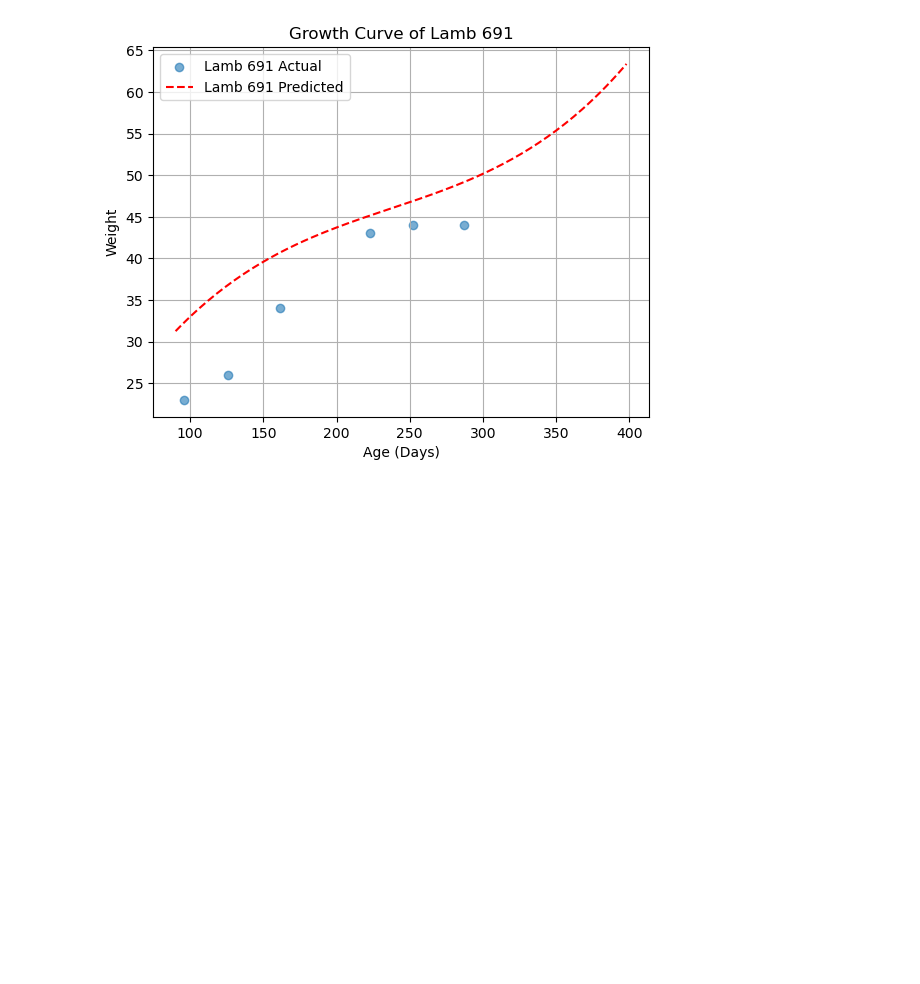
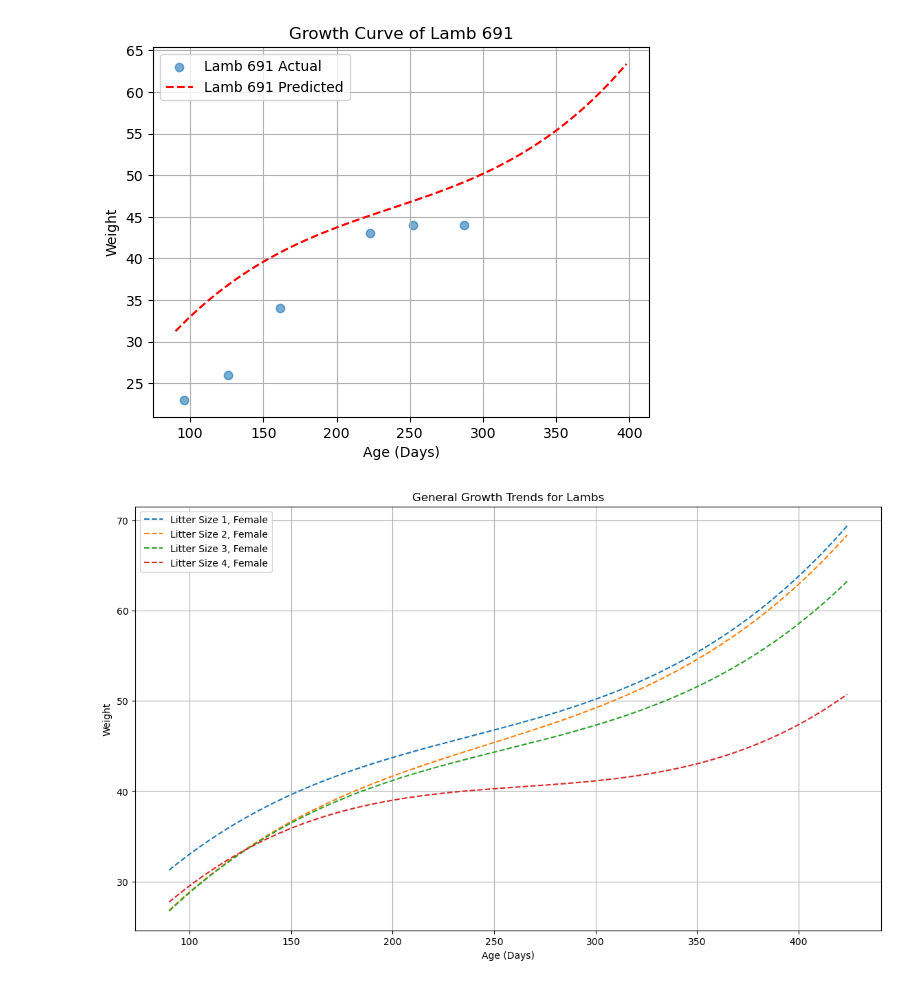
Before and after one commit to Shri-991987/Dissertation_Longitudinal_Analysis_Of_Farm_Animal_Development, a Jupyter notebook: Dissertation_Update.ipynb, the cells around one changed output. Saved outputs shown, nothing was run; the diff lists cells and outputs as text; code cells hidden in the pictures; blank space fills up the shorter version.

```diff
--- a/Dissertation_Update.ipynb
+++ b/Dissertation_Update.ipynb
@@ -717,3 +739,51 @@ plot_growth_curve(final_mul,lamb_no, age_range)
 [figure]
 [figure]
 [figure]
+# %%
+import numpy as np
+import matplotlib.pyplot as plt
+
+# Function to predict weights for given litter size and gender
+def predict_general_trend(age_range, litter_size, gender, model, poly):
+    # Prepare the input data for prediction
+    X_pred = np.array([[age, litter_size, gender] for age in age_range])
+    X_poly_pred = poly.transform(X_pred)
+    predicted_weights = model.predict(X_poly_pred)
+
+    return predicted_weights
+
+# Function to plot general growth trends
+def plot_general_trends(model, poly, age_range):
+    # Define litter sizes and genders for the general trends
+    litter_sizes = [1,2,3,4]
+    genders = [0]  # Assuming 0 for female, 1 for male
+
+    plt.figure(figsize=(14, 8))
+
+    for litter_size in litter_sizes:
+        for gender in genders:
+            # Predict weights for the general trend
+            predicted_weights = predict_general_trend(age_range, litter_size, gender, model, poly)
+
+            # Plot the predicted growth curve
+            gender_label = 'Male' if gender == 1 else 'Female'
+            label = f'Litter Size {litter_size}, {gender_label}'
+            plt.plot(age_range, predicted_weights, linestyle='--', label=label)
+
+   # lamb_no = 629
+    #age_range = np.arange(90, 425, 2)  # Example age range from 120 to 200 days
+
+   # plot_growth_curve(final_mul,lamb_no, age_range)
+
+    plt.title('General Growth Trends for Lambs')
+    plt.xlabel('Age (Days)')
+    plt.ylabel('Weight')
+    plt.legend()
+    plt.grid(True)
+    plt.show()
+
+# Example usage
+age_range = np.arange(90, 425, 2)  # Age range from 90 to 400 days
+plot_general_trends(model, poly, age_range)
+# %% [output]
+[figure, added]
```
Also changed, not shown: parts of 7 cells of this notebook.
